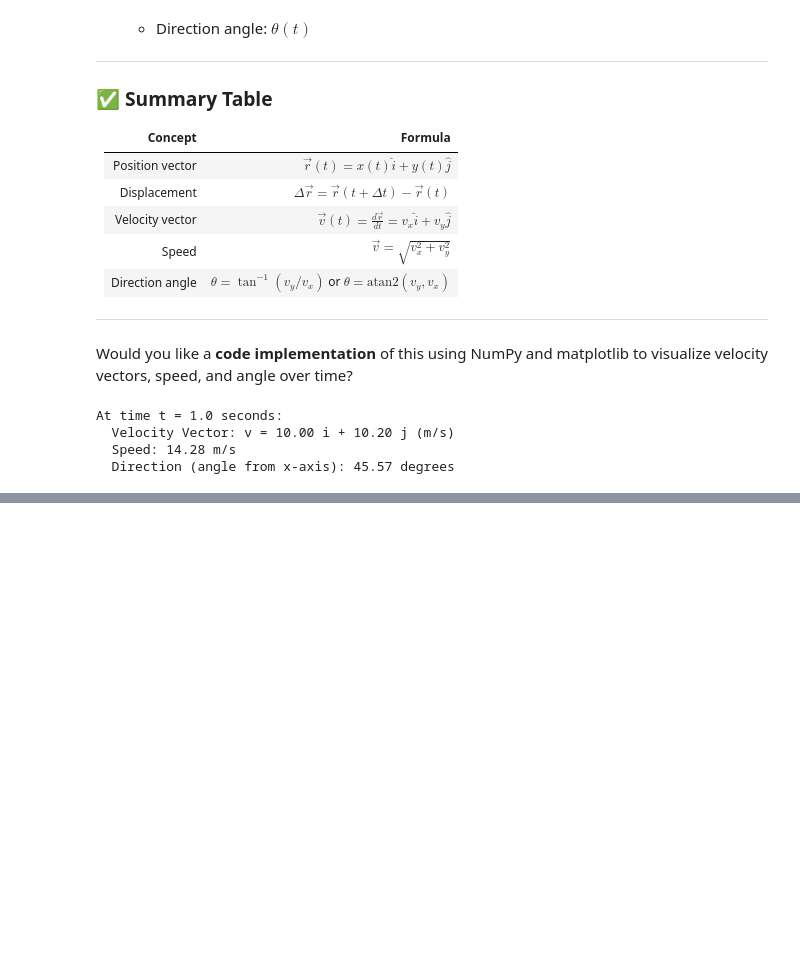
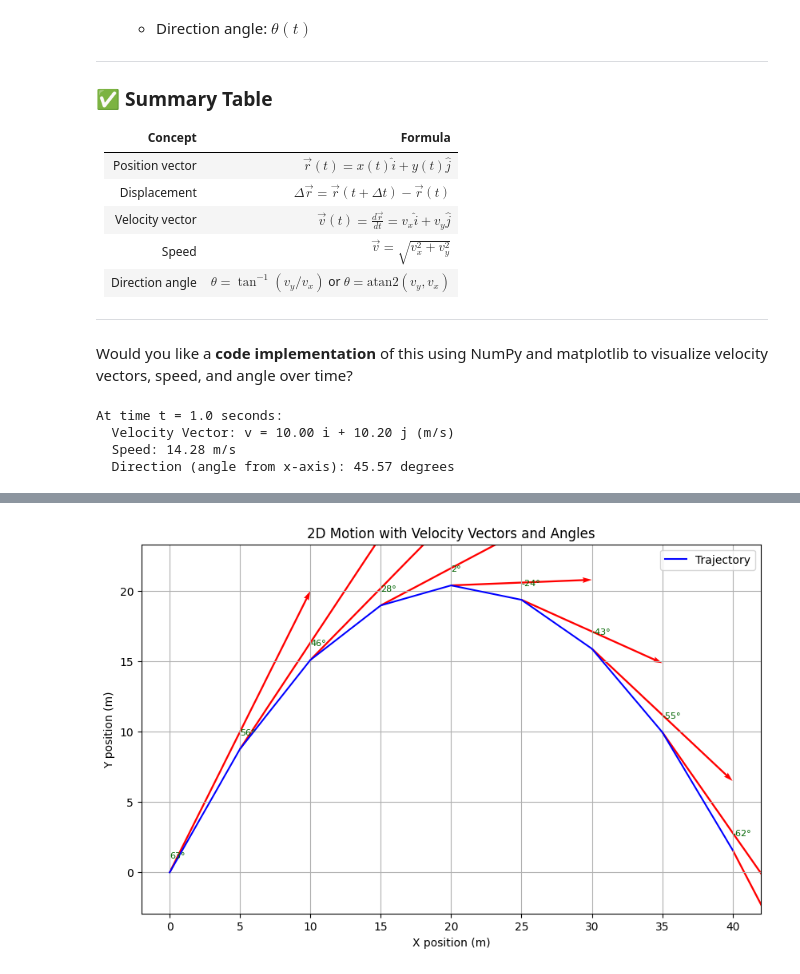
Before and after one commit to book-g/only_image, a Jupyter notebook: my_notes/t1/w1/L3/L3v2.ipynb, the cells around one changed output, grey strips where cells are left out. Saved outputs shown, nothing was run; the diff lists cells and outputs as text; code cells hidden in the pictures; blank space fills up the shorter version.

Commit message:
velocity in 2D

```diff
--- a/my_notes/t1/w1/L3/L3v2.ipynb
+++ b/my_notes/t1/w1/L3/L3v2.ipynb
@@ -172,0 +267,60 @@ At time t = 1.0 seconds:
+# %%
+import math
+import matplotlib.pyplot as plt
+
+# Step 1: Define position functions x(t) and y(t)
+def x(t):
+    return 10 * t  # vx = 10 m/s
+
+def y(t):
+    return 20 * t - 0.5 * 9.8 * t**2  # vy = 20 m/s, g = 9.8 m/s^2
+
+# Step 2: Derivative approximation
+def derivative(f, t, dt=1e-5):
+    return (f(t + dt) - f(t)) / dt
+
+# Step 3: Velocity and direction info
+def velocity_info(t):
+    vx = derivative(x, t)
+    vy = derivative(y, t)
+    speed = math.sqrt(vx**2 + vy**2)
+    angle = math.degrees(math.atan2(vy, vx))  # angle in degrees
+    return vx, vy, speed, angle
+
+# Step 4: Generate plot
+def plot_trajectory_with_velocity(t_start, t_end, t_step):
+    times = []
+    x_vals = []
+    y_vals = []
+    velocity_vectors = []
+
+    for t in [t_start + i * t_step for i in range(int((t_end - t_start) / t_step) + 1)]:
+        times.append(t)
+        x_pos = x(t)
+        y_pos = y(t)
+        vx, vy, speed, angle = velocity_info(t)
+
+        x_vals.append(x_pos)
+        y_vals.append(y_pos)
+        velocity_vectors.append((vx, vy, speed, angle, x_pos, y_pos))
+
+    plt.figure(figsize=(10, 6))
+    plt.plot(x_vals, y_vals, label='Trajectory', color='blue')
+
+    # Plot velocity vectors
+    for vx, vy, speed, angle, x_pos, y_pos in velocity_vectors:
+        plt.quiver(x_pos, y_pos, vx, vy, angles='xy', scale_units='xy', scale=1, color='red', width=0.003)
+        plt.text(x_pos, y_pos + 1, f"{round(angle)}°", fontsize=8, color='darkgreen')
+
+    plt.title("2D Motion with Velocity Vectors and Angles")
+    plt.xlabel("X position (m)")
+    plt.ylabel("Y position (m)")
+    plt.grid(True)
+    plt.legend()
+    plt.axis('equal')
+    plt.show()
+
+# Run the visualization
+plot_trajectory_with_velocity(t_start=0, t_end=4, t_step=0.5)
+# %% [output]
+[figure, added]
```
Also changed, not shown: parts of 1 cell of this notebook.
